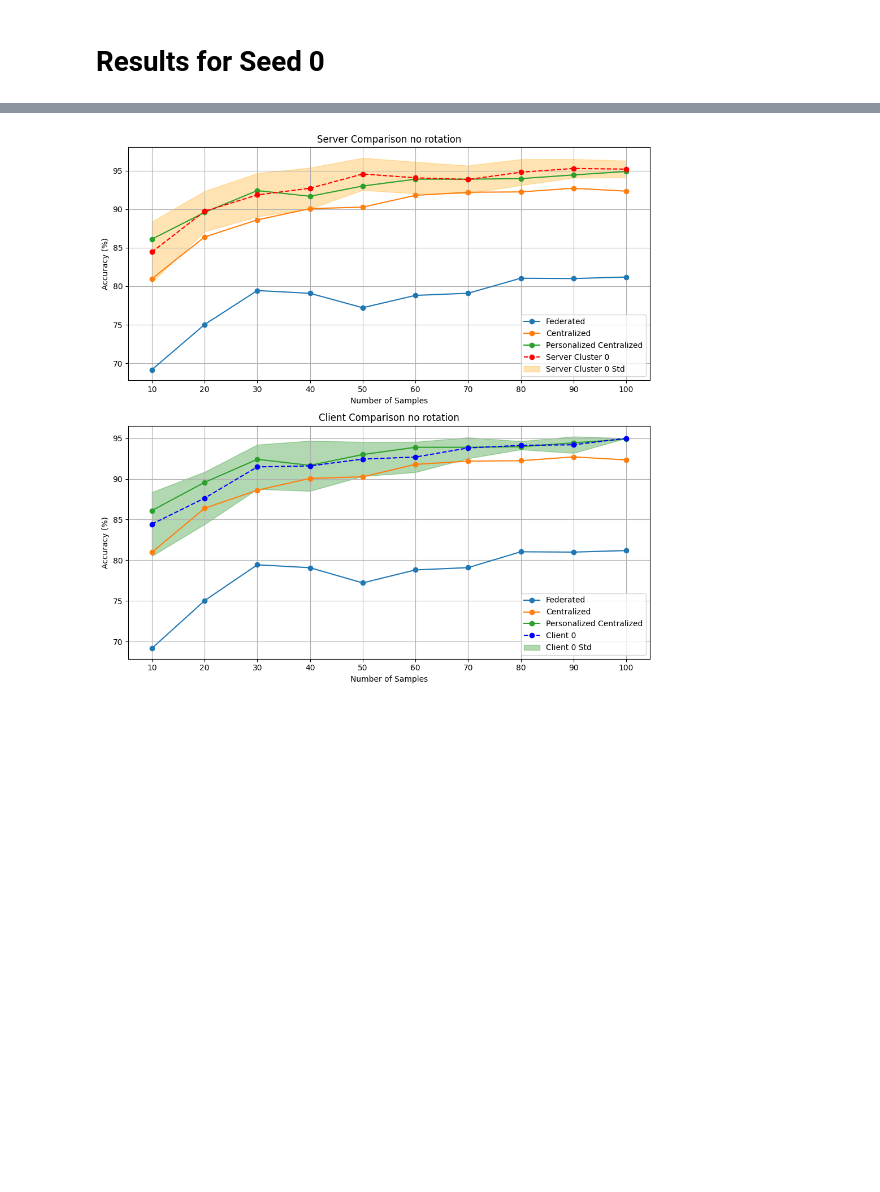
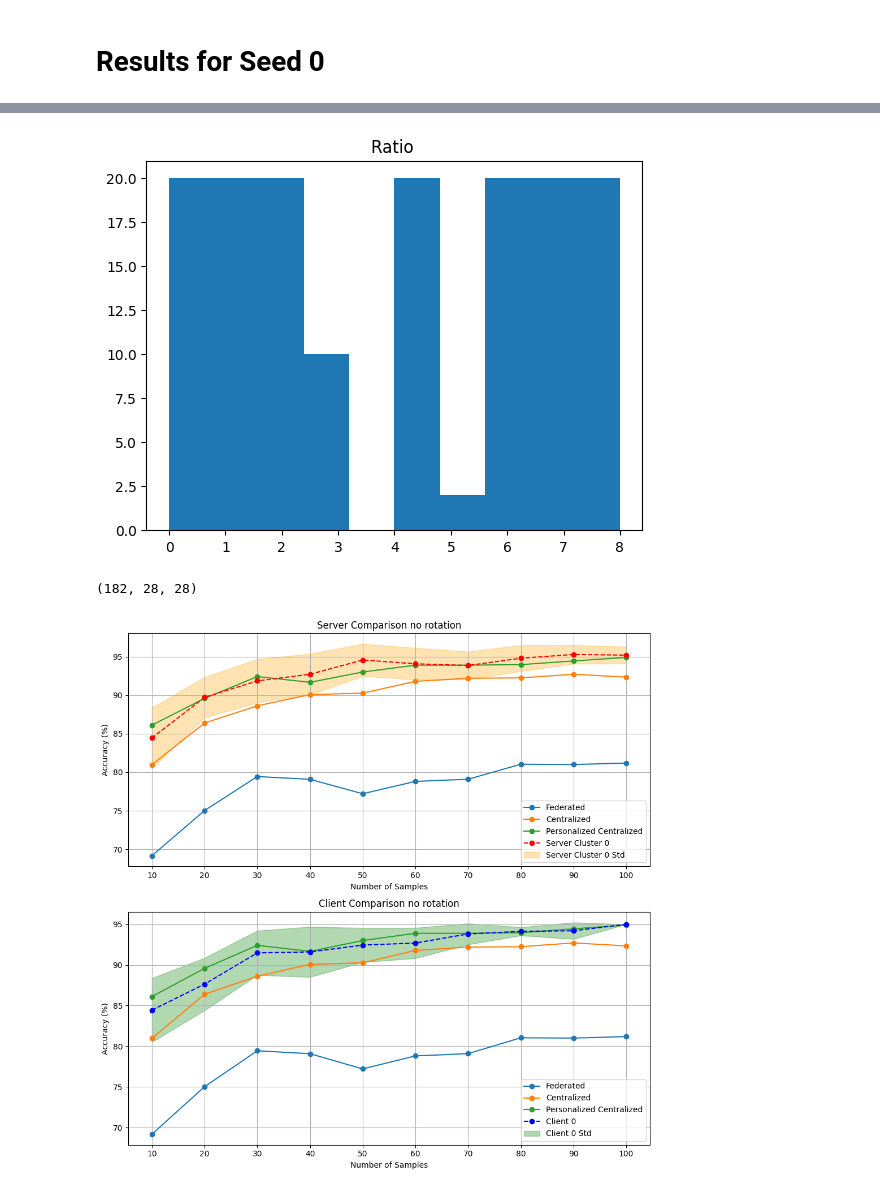
Before and after one commit to leahcimali/Comparative-Evaluation-of-Clustered-Federated-Learning-Methods, a Jupyter notebook: Results.ipynb, the cells around one changed output, grey strips where cells are left out. Saved outputs shown, nothing was run; the diff lists cells and outputs as text; code cells hidden in the pictures; blank space fills up the shorter version.

```diff
--- a/Results.ipynb
+++ b/Results.ipynb
@@ -3,3 +37,37 @@
+# %%
+import pandas as pd
+import numpy as np
+from imblearn.datasets import make_imbalance
+
+from collections import Counter
+def ratio_func(y, multiplier, minority_class):
+    target_stats = Counter(y)
+    return {minority_class: int(multiplier * target_stats[minority_class])}
+
+def unbalancing(x_train, y_train,labels ,ratio):
+  X_resampled = x_train.reshape(-1, 784) # flatten the images
+  y_resampled = y_train
+  for i in range(len(labels)):
+    X = pd.DataFrame(X_resampled)
+    X_resampled, y_resampled = make_imbalance(X,
+          y_resampled,
+          sampling_strategy=ratio_func,
+          **{"multiplier": ratio[i], "minority_class": labels[i]})
+  plt.hist(y_resampled, bins=np.arange(min(y), 11), align='left', rwidth=1)
+  plt.title("Ratio ")
+  plt.show()
+  ### RATIO
+  x_train = X_resampled.to_numpy().reshape(-1,28,28)
+  y_train = y_resampled
+  return x_train, y_train
+# %%
+x,y = unbalancing(x_train, y_train, [5,3,9], [0.1,0.5,0,4])
+# %% [output]
+[figure, added]
+# %%
+x.shape
+# %% [output]
+(182, 28, 28)
 # %%
 import matplotlib.pyplot as plt
 import numpy as np
```
Also changed, not shown: parts of 4 cells of this notebook, 5 other files.
